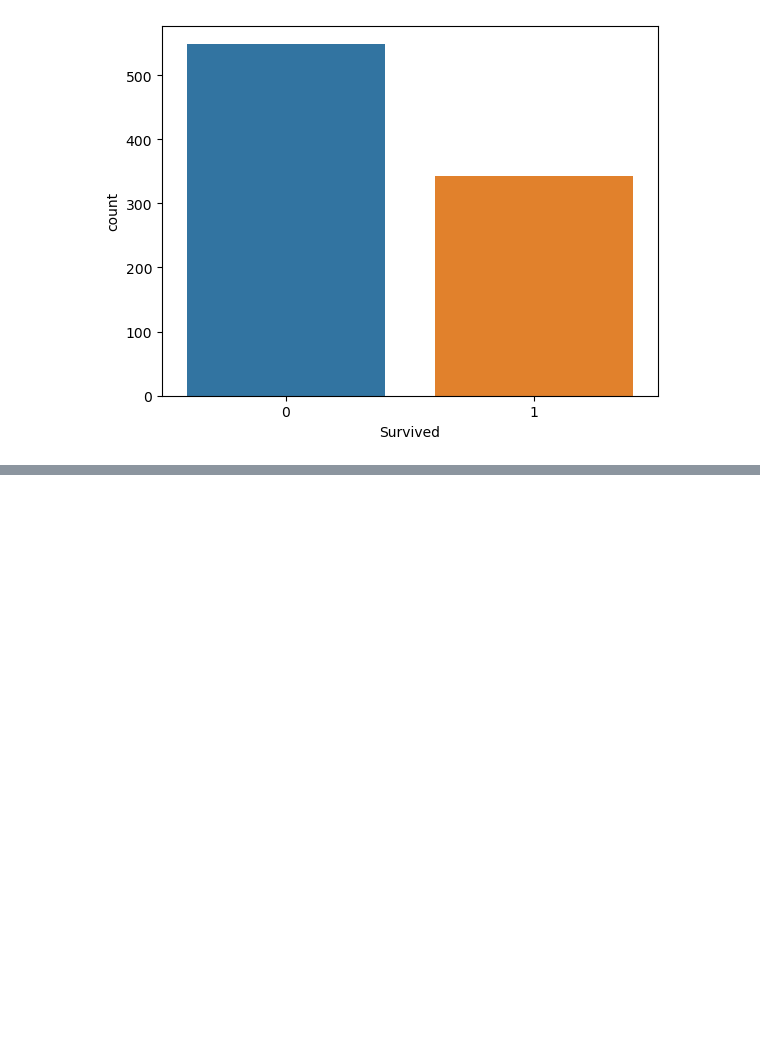
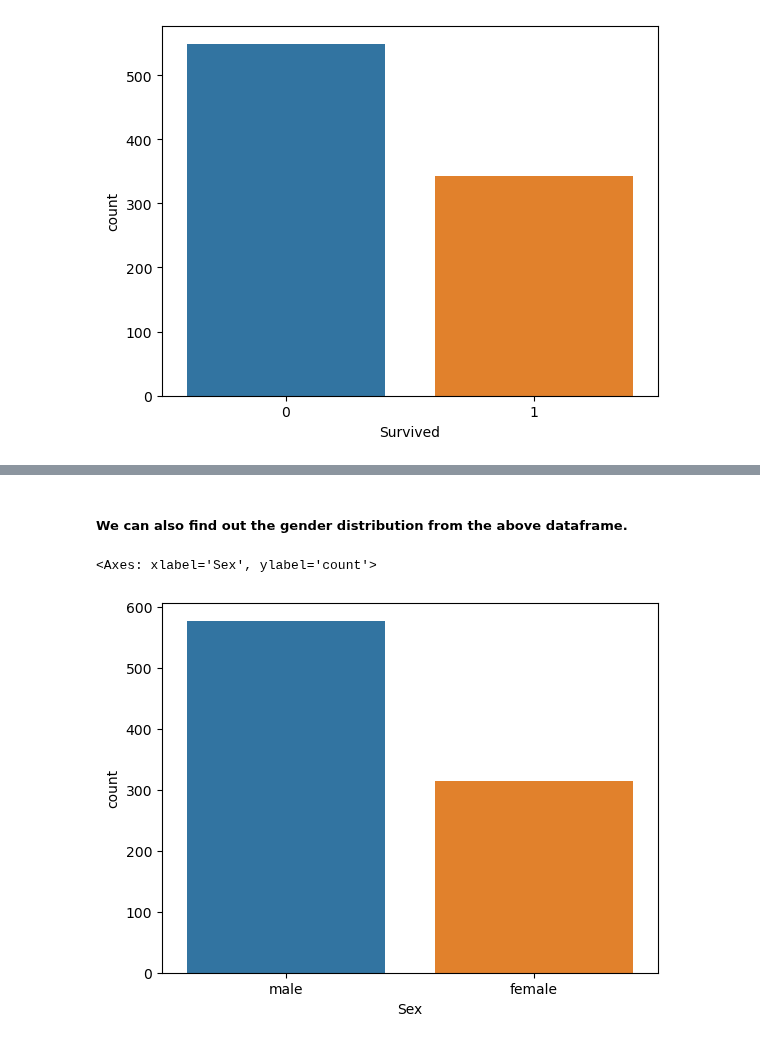
Before and after one commit to Shreyasb1015/Machine-Learning, a Jupyter notebook: eda-using-univariateAnalysis/univariateAnalysis.ipynb, the cells around one changed output, grey strips where cells are left out. Cells and saved outputs as stored; diff of their text form; code cells hidden in the pictures; blank space fills up the shorter version.

```diff
--- a/eda-using-univariateAnalysis/univariateAnalysis.ipynb
+++ b/eda-using-univariateAnalysis/univariateAnalysis.ipynb
@@ -31,0 +46,7 @@ sns.countplot(df, x="Survived")
+# %% [markdown]
+##### We can also find out the gender distribution from the above dataframe.
+# %%
+sns.countplot(df,x="Sex")
+# %% [output]
+<Axes: xlabel='Sex', ylabel='count'>
+[figure, added]
```
Also changed, not shown: parts of 4 cells of this notebook.
